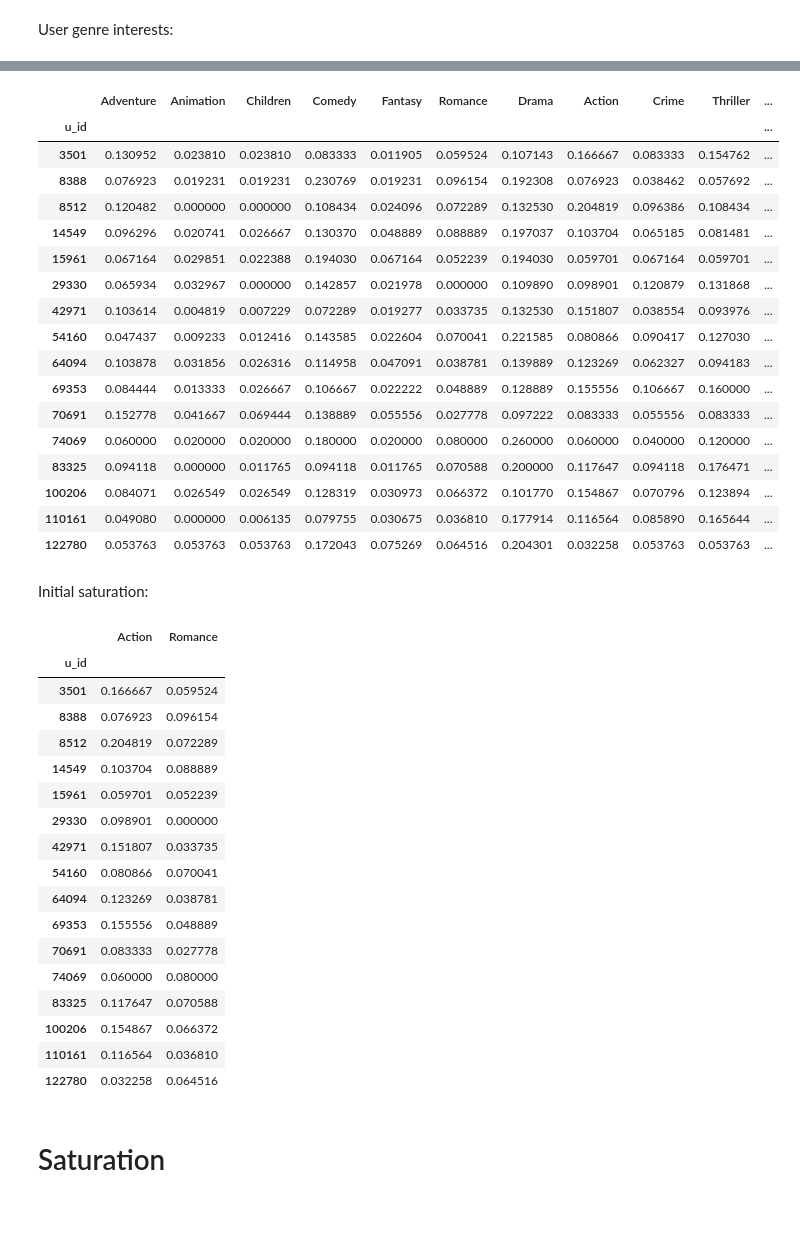
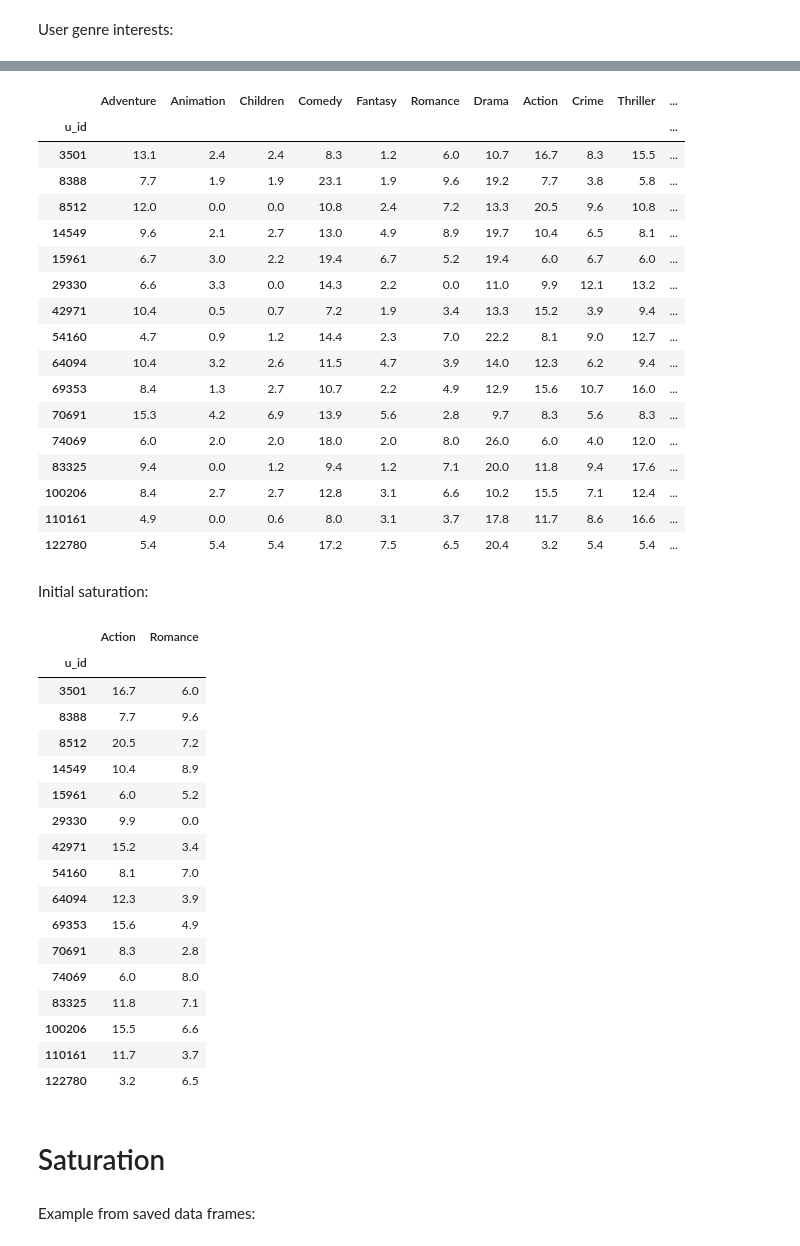
Before and after one commit to CIRGLaboratory/GausianDenseHMM, a Jupyter notebook: code_dense_hmm/movielens/saturation_analysis.ipynb, the cells around one changed output, grey strips where cells are left out. Drawn from its saved outputs; the diff is of its cells as text; code cells hidden in the pictures; blank space fills up the shorter version.

```diff
--- a/code_dense_hmm/movielens/saturation_analysis.ipynb
+++ b/code_dense_hmm/movielens/saturation_analysis.ipynb
@@ -7,7 +9,7 @@ import matplotlib.pyplot as plt
 # %% [markdown]
 # Data
 # %%
-with open("movielens/users.json", "r") as f:
+with open("movielens/saturation/users.json", "r") as f:
     user_ids = json.load(f)
 print(user_ids)
 # %% [output]
@@ -119,44 +97,44 @@ user_genres
 # %%
-(user_genres.transpose() / user_genres.transpose().sum()).transpose()
+(user_genres.transpose() / user_genres.transpose().sum() * 100).transpose().round(1)
 # %% [output]
 |  | Adventure | Animation | Children | Comedy | Fantasy | Romance | Drama | Action | Crime | Thriller | ... |
 | u_id |  |  |  |  |  |  |  |  |  |  | ... |
-| 3501 | 0.130952 | 0.023810 | 0.023810 | 0.083333 | 0.011905 | 0.059524 | 0.107143 | 0.166667 | 0.083333 | 0.154762 | ... |
-| 8388 | 0.076923 | 0.019231 | 0.019231 | 0.230769 | 0.019231 | 0.096154 | 0.192308 | 0.076923 | 0.038462 | 0.057692 | ... |
-| 8512 | 0.120482 | 0.000000 | 0.000000 | 0.108434 | 0.024096 | 0.072289 | 0.132530 | 0.204819 | 0.096386 | 0.108434 | ... |
-| 14549 | 0.096296 | 0.020741 | 0.026667 | 0.130370 | 0.048889 | 0.088889 | 0.197037 | 0.103704 | 0.065185 | 0.081481 | ... |
-| 15961 | 0.067164 | 0.029851 | 0.022388 | 0.194030 | 0.067164 | 0.052239 | 0.194030 | 0.059701 | 0.067164 | 0.059701 | ... |
-| 29330 | 0.065934 | 0.032967 | 0.000000 | 0.142857 | 0.021978 | 0.000000 | 0.109890 | 0.098901 | 0.120879 | 0.131868 | ... |
-| 42971 | 0.103614 | 0.004819 | 0.007229 | 0.072289 | 0.019277 | 0.033735 | 0.132530 | 0.151807 | 0.038554 | 0.093976 | ... |
-| 54160 | 0.047437 | 0.009233 | 0.012416 | 0.143585 | 0.022604 | 0.070041 | 0.221585 | 0.080866 | 0.090417 | 0.127030 | ... |
-| 64094 | 0.103878 | 0.031856 | 0.026316 | 0.114958 | 0.047091 | 0.038781 | 0.139889 | 0.123269 | 0.062327 | 0.094183 | ... |
-| 69353 | 0.084444 | 0.013333 | 0.026667 | 0.106667 | 0.022222 | 0.048889 | 0.128889 | 0.155556 | 0.106667 | 0.160000 | ... |
-| 70691 | 0.152778 | 0.041667 | 0.069444 | 0.138889 | 0.055556 | 0.027778 | 0.097222 | 0.083333 | 0.055556 | 0.083333 | ... |
-| 74069 | 0.060000 | 0.020000 | 0.020000 | 0.180000 | 0.020000 | 0.080000 | 0.260000 | 0.060000 | 0.040000 | 0.120000 | ... |
-| 83325 | 0.094118 | 0.000000 | 0.011765 | 0.094118 | 0.011765 | 0.070588 | 0.200000 | 0.117647 | 0.094118 | 0.176471 | ... |
-| 100206 | 0.084071 | 0.026549 | 0.026549 | 0.128319 | 0.030973 | 0.066372 | 0.101770 | 0.154867 | 0.070796 | 0.123894 | ... |
-| 110161 | 0.049080 | 0.000000 | 0.006135 | 0.079755 | 0.030675 | 0.036810 | 0.177914 | 0.116564 | 0.085890 | 0.165644 | ... |
-| 122780 | 0.053763 | 0.053763 | 0.053763 | 0.172043 | 0.075269 | 0.064516 | 0.204301 | 0.032258 | 0.053763 | 0.053763 | ... |
+| 3501 | 13.1 | 2.4 | 2.4 | 8.3 | 1.2 | 6.0 | 10.7 | 16.7 | 8.3 | 15.5 | ... |
+| 8388 | 7.7 | 1.9 | 1.9 | 23.1 | 1.9 | 9.6 | 19.2 | 7.7 | 3.8 | 5.8 | ... |
+| 8512 | 12.0 | 0.0 | 0.0 | 10.8 | 2.4 | 7.2 | 13.3 | 20.5 | 9.6 | 10.8 | ... |
+| 14549 | 9.6 | 2.1 | 2.7 | 13.0 | 4.9 | 8.9 | 19.7 | 10.4 | 6.5 | 8.1 | ... |
+| 15961 | 6.7 | 3.0 | 2.2 | 19.4 | 6.7 | 5.2 | 19.4 | 6.0 | 6.7 | 6.0 | ... |
+| 29330 | 6.6 | 3.3 | 0.0 | 14.3 | 2.2 | 0.0 | 11.0 | 9.9 | 12.1 | 13.2 | ... |
+| 42971 | 10.4 | 0.5 | 0.7 | 7.2 | 1.9 | 3.4 | 13.3 | 15.2 | 3.9 | 9.4 | ... |
+| 54160 | 4.7 | 0.9 | 1.2 | 14.4 | 2.3 | 7.0 | 22.2 | 8.1 | 9.0 | 12.7 | ... |
+| 64094 | 10.4 | 3.2 | 2.6 | 11.5 | 4.7 | 3.9 | 14.0 | 12.3 | 6.2 | 9.4 | ... |
+| 69353 | 8.4 | 1.3 | 2.7 | 10.7 | 2.2 | 4.9 | 12.9 | 15.6 | 10.7 | 16.0 | ... |
+| 70691 | 15.3 | 4.2 | 6.9 | 13.9 | 5.6 | 2.8 | 9.7 | 8.3 | 5.6 | 8.3 | ... |
+| 74069 | 6.0 | 2.0 | 2.0 | 18.0 | 2.0 | 8.0 | 26.0 | 6.0 | 4.0 | 12.0 | ... |
+| 83325 | 9.4 | 0.0 | 1.2 | 9.4 | 1.2 | 7.1 | 20.0 | 11.8 | 9.4 | 17.6 | ... |
+| 100206 | 8.4 | 2.7 | 2.7 | 12.8 | 3.1 | 6.6 | 10.2 | 15.5 | 7.1 | 12.4 | ... |
+| 110161 | 4.9 | 0.0 | 0.6 | 8.0 | 3.1 | 3.7 | 17.8 | 11.7 | 8.6 | 16.6 | ... |
+| 122780 | 5.4 | 5.4 | 5.4 | 17.2 | 7.5 | 6.5 | 20.4 | 3.2 | 5.4 | 5.4 | ... |
 # %% [markdown]
 Initial saturation:
 # %%
-(user_genres.transpose() / user_genres.transpose().sum()).transpose()[[GENRE1, GENRE2]]
+(user_genres.transpose() / user_genres.transpose().sum() * 100).round(1).transpose()[[GENRE1, GENRE2]]
 # %% [output]
 |  | Action | Romance |
 | u_id |  |  |
-| 3501 | 0.166667 | 0.059524 |
-| 8388 | 0.076923 | 0.096154 |
-| 8512 | 0.204819 | 0.072289 |
-| 14549 | 0.103704 | 0.088889 |
-| 15961 | 0.059701 | 0.052239 |
-| 29330 | 0.098901 | 0.000000 |
-| 42971 | 0.151807 | 0.033735 |
-| 54160 | 0.080866 | 0.070041 |
-| 64094 | 0.123269 | 0.038781 |
-| 69353 | 0.155556 | 0.048889 |
-| 70691 | 0.083333 | 0.027778 |
-| 74069 | 0.060000 | 0.080000 |
-| 83325 | 0.117647 | 0.070588 |
-| 100206 | 0.154867 | 0.066372 |
-| 110161 | 0.116564 | 0.036810 |
-| 122780 | 0.032258 | 0.064516 |
+| 3501 | 16.7 | 6.0 |
+| 8388 | 7.7 | 9.6 |
+| 8512 | 20.5 | 7.2 |
+| 14549 | 10.4 | 8.9 |
+| 15961 | 6.0 | 5.2 |
+| 29330 | 9.9 | 0.0 |
+| 42971 | 15.2 | 3.4 |
+| 54160 | 8.1 | 7.0 |
+| 64094 | 12.3 | 3.9 |
+| 69353 | 15.6 | 4.9 |
+| 70691 | 8.3 | 2.8 |
+| 74069 | 6.0 | 8.0 |
+| 83325 | 11.8 | 7.1 |
+| 100206 | 15.5 | 6.6 |
+| 110161 | 11.7 | 3.7 |
+| 122780 | 3.2 | 6.5 |
@@ -174,0 +155,2 @@ for sf in satur_files:
+# %% [markdown]
+Example from saved data frames:
```
Also changed, not shown: parts of 23 cells of this notebook.
